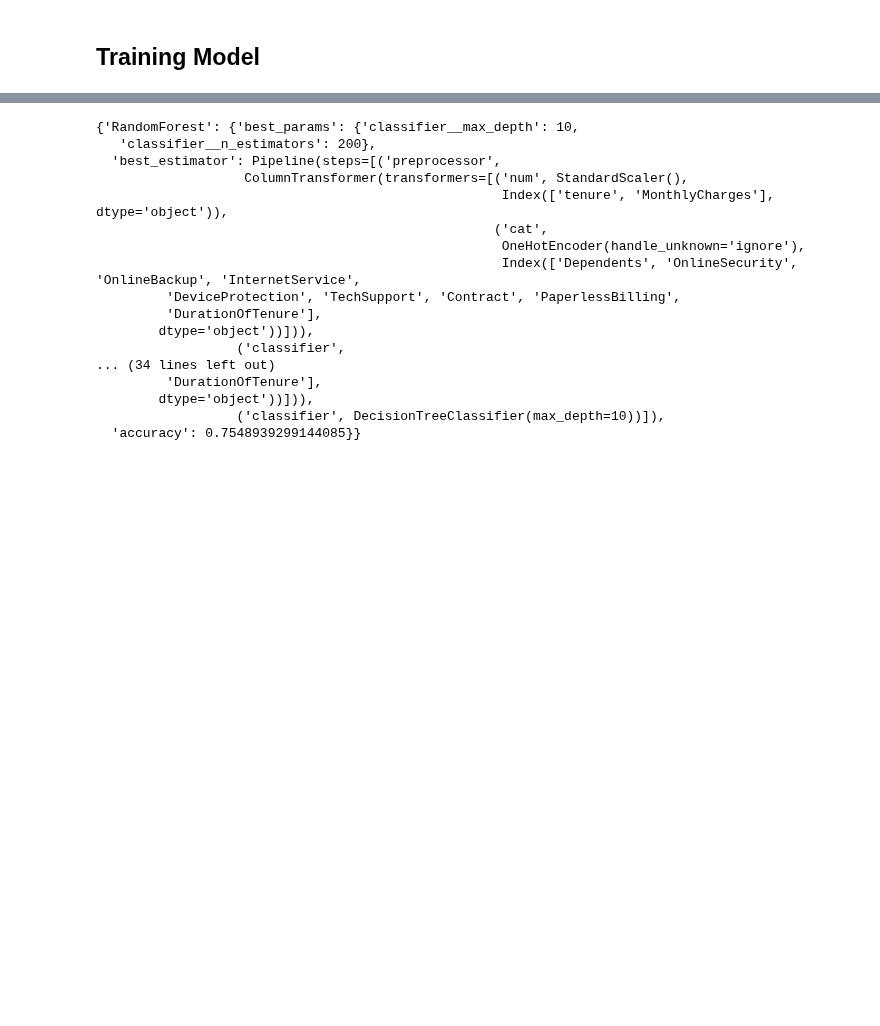
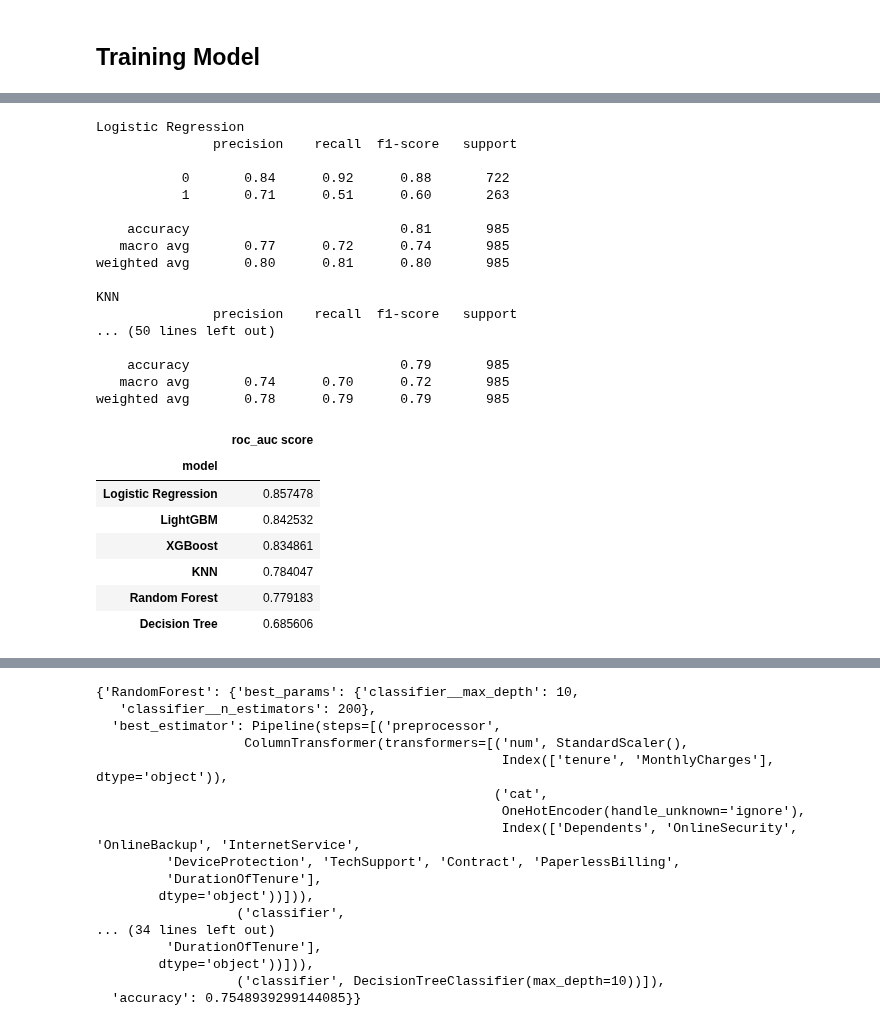
Before and after one commit to fahdmuchammad/Capstone-3-Purwadhika-Machine-learning, a Jupyter notebook: Capstone_3_Muchammad Fahd_Telco.ipynb, the cells around one changed output, grey strips where cells are left out. Drawn from its saved outputs; the diff is of its cells as text; code cells hidden in the pictures; blank space fills up the shorter version.

```diff
--- a/Capstone_3_Muchammad Fahd_Telco.ipynb
+++ b/Capstone_3_Muchammad Fahd_Telco.ipynb
@@ -545,0 +594,47 @@ models = {
+# %%
+models = [logreg,knn,dt,rf,xgb,lgbm]
+score_roc_auc = []
+
+def y_pred_func(i):
+    estimator=Pipeline([
+        ('preprocess',transform),
+        ('model',i)])
+    X_train, X_test
+
+    estimator.fit(X_train,y_train)
+    return(estimator,estimator.predict(X_test),X_test)
+
+for i,j in zip(models, ['Logistic Regression', 'KNN', 'Decision Tree', 'Random Forest', 'XGBoost','LightGBM']):
+    estimator,y_pred,X_test = y_pred_func(i)
+    y_predict_proba = estimator.predict_proba(X_test)[:,1]
+    score_roc_auc.append(roc_auc_score(y_test,y_predict_proba))
+    print(j,'\n', classification_report(y_test,y_pred))
+
+pd.DataFrame({'model':['Logistic Regression', 'KNN', 'Decision Tree', 'Random Forest', 'XGBoost','LightGBM'],
+             'roc_auc score':score_roc_auc}).set_index('model').sort_values(by='roc_auc score',ascending=False)
+# %% [output]
+Logistic Regression
+               precision    recall  f1-score   support
+
+           0       0.84      0.92      0.88       722
+           1       0.71      0.51      0.60       263
+
+    accuracy                           0.81       985
+   macro avg       0.77      0.72      0.74       985
+weighted avg       0.80      0.81      0.80       985
+
+KNN
+               precision    recall  f1-score   support
+... (50 lines left out)
+
+    accuracy                           0.79       985
+   macro avg       0.74      0.70      0.72       985
+weighted avg       0.78      0.79      0.79       985
+|  | roc_auc score |
+| model |  |
+| Logistic Regression | 0.857478 |
+| LightGBM | 0.842532 |
+| XGBoost | 0.834861 |
+| KNN | 0.784047 |
+| Random Forest | 0.779183 |
+| Decision Tree | 0.685606 |
```
Also changed, not shown: parts of 20 cells of this notebook.
